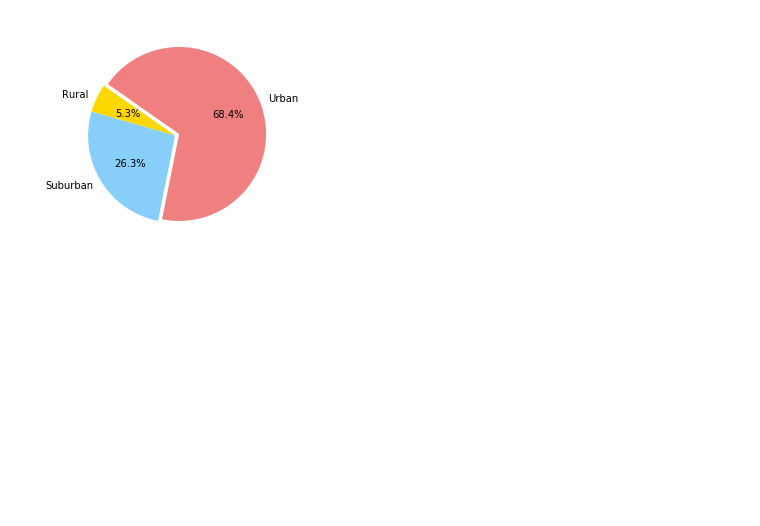
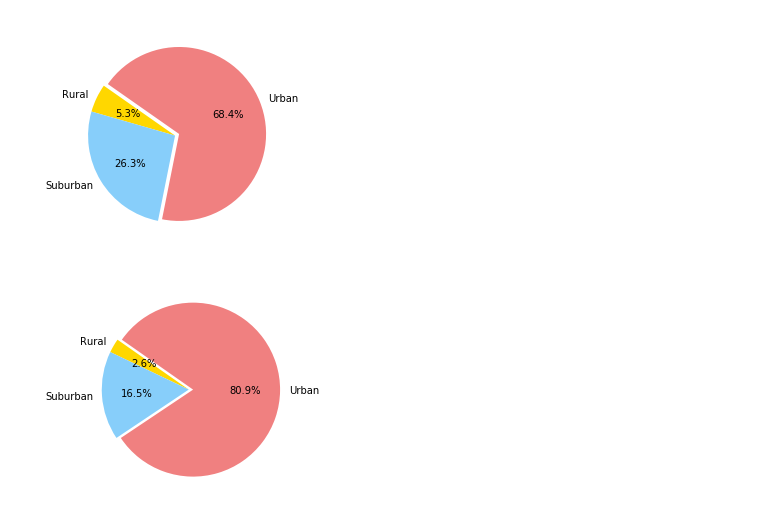
Before and after one commit to Vangroovy/Matplotlib, a Jupyter notebook: Pyber.ipynb, the cells around one changed output. Cells and saved outputs as stored; diff of their text form; code cells hidden in the pictures; blank space fills up the shorter version.

```diff
--- a/Pyber.ipynb
+++ b/Pyber.ipynb
@@ -104,0 +126,9 @@ plt.show()
+# %%
+#Total Drivers by City Type
+#Calculate Driver Percents
+#Build Pie Chart
+ride_driver= plt.pie(sum_rides_type['driver_count'],explode=explode, labels=labels,
+           colors=colors, autopct="%1.1f%%",startangle=145)
+plt.show()
+# %% [output]
+[figure, added]
```
Also changed, not shown: parts of 6 cells of this notebook.
